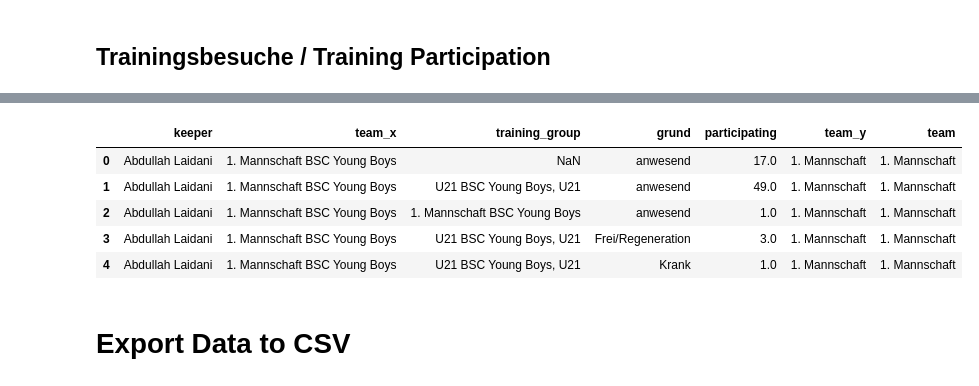
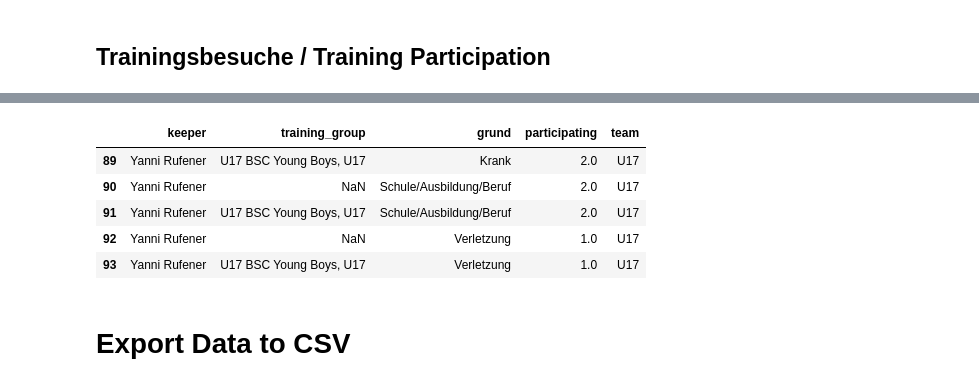
Before and after one commit to keepertrainer78698/youth-base, a Jupyter notebook: training-analysis/trainingsminuten.ipynb, the cells around one changed output, grey strips where cells are left out. Drawn from its saved outputs; the diff is of its cells as text; code cells hidden in the pictures.

Commit message:
cleaned trainings and added statsbomb sample data

```diff
--- a/training-analysis/trainingsminuten.ipynb
+++ b/training-analysis/trainingsminuten.ipynb
@@ -110,4 +111,5 @@ participants_df = pd.melt(participants_df, id_vars=['keeper', 'team', 'training_
 participants_df = participants_df.dropna(subset=['participating'])
 participants_df = participants_df.merge(keeper_df, left_on='keeper', right_on='keeper')
 participants_df.drop(columns=['team_x'], inplace=True)
+participants_df.rename(columns={'team_y': 'team'}, inplace=True)
 participants_df['participating'] = pd.to_numeric(participants_df['participating'], errors='coerce')
@@ -123,13 +116,13 @@ participants_df.head()
 # %%
 
-participants_df.head()
+participants_df.tail()
 # %% [output]
-|  | keeper | team_x | training_group | grund | participating | team_y | team |
-| 0 | Abdullah Laidani | 1. Mannschaft BSC Young Boys | NaN | anwesend | 17.0 | 1. Mannschaft | 1. Mannschaft |
-| 1 | Abdullah Laidani | 1. Mannschaft BSC Young Boys | U21 BSC Young Boys, U21 | anwesend | 49.0 | 1. Mannschaft | 1. Mannschaft |
-| 2 | Abdullah Laidani | 1. Mannschaft BSC Young Boys | 1. Mannschaft BSC Young Boys | anwesend | 1.0 | 1. Mannschaft | 1. Mannschaft |
-| 3 | Abdullah Laidani | 1. Mannschaft BSC Young Boys | U21 BSC Young Boys, U21 | Frei/Regeneration | 3.0 | 1. Mannschaft | 1. Mannschaft |
-| 4 | Abdullah Laidani | 1. Mannschaft BSC Young Boys | U21 BSC Young Boys, U21 | Krank | 1.0 | 1. Mannschaft | 1. Mannschaft |
+|  | keeper | training_group | grund | participating | team |
+| 89 | Yanni Rufener | U17 BSC Young Boys, U17 | Krank | 2.0 | U17 |
+| 90 | Yanni Rufener | NaN | Schule/Ausbildung/Beruf | 2.0 | U17 |
+| 91 | Yanni Rufener | U17 BSC Young Boys, U17 | Schule/Ausbildung/Beruf | 2.0 | U17 |
+| 92 | Yanni Rufener | NaN | Verletzung | 1.0 | U17 |
+| 93 | Yanni Rufener | U17 BSC Young Boys, U17 | Verletzung | 1.0 | U17 |
 # %% [markdown]
 # Export Data to CSV
 # %%
```
Also changed, not shown: parts of 2 cells of this notebook, 1 other file.
